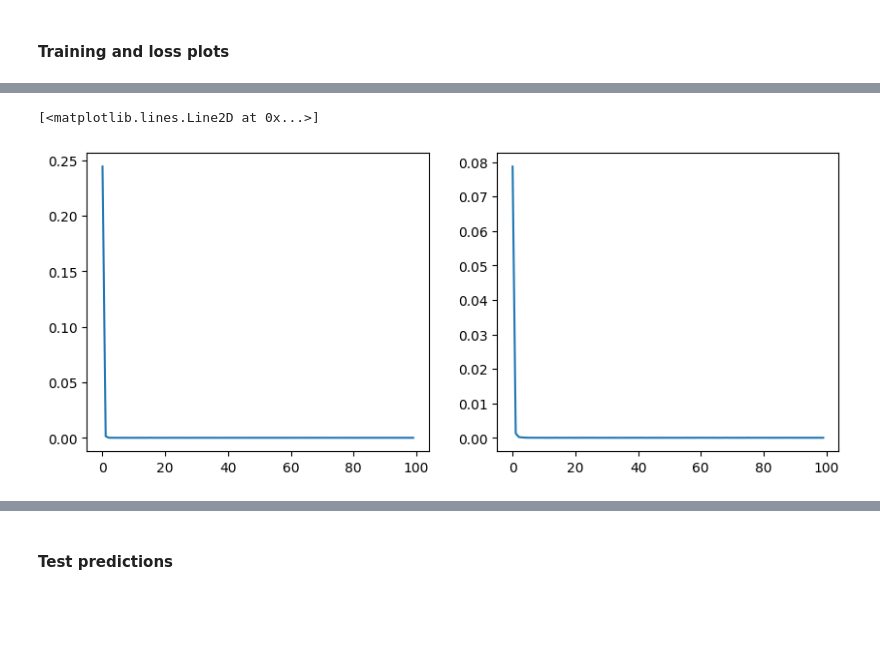
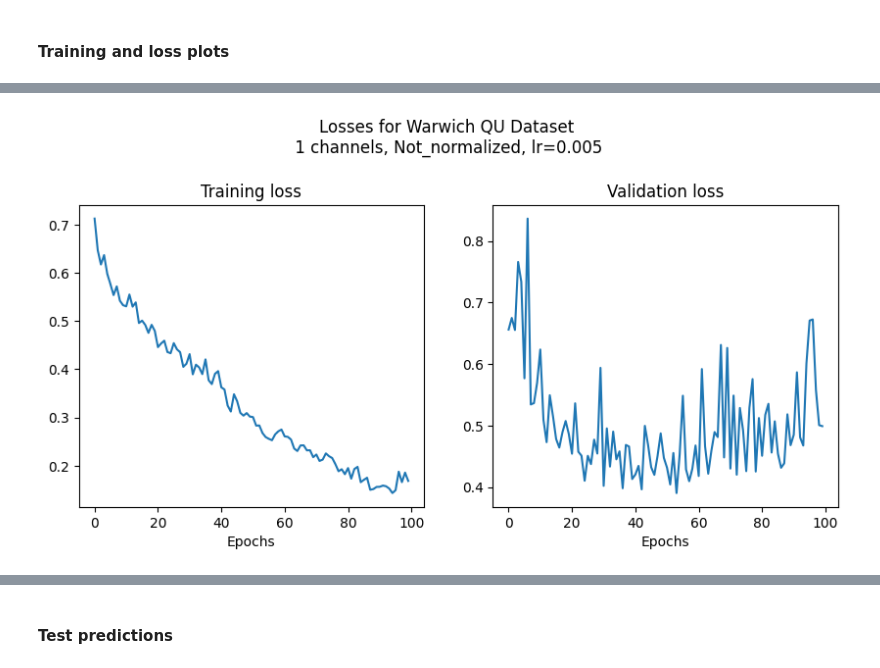
Before and after one commit to lucas-rdlr/segmentation-and-tracking, a Jupyter notebook: notebooks/UNet Warwick.ipynb, the cells around one changed output, grey strips where cells are left out. Saved outputs shown, nothing was run; the diff lists cells and outputs as text; code cells hidden in the pictures; blank space fills up the shorter version.

```diff
--- a/notebooks/UNet Warwick.ipynb
+++ b/notebooks/UNet Warwick.ipynb
@@ -26,13 +27,16 @@ import albumentations as alb
 # %%
 batch_size = 4
 
-Train = WarwickQU_Segmentation_Dataset(size=(128,128), channels=3, normalize=False, transforms=None, type='train')
+CHANNELS = 3
+NORMALIZED = True
+
+Train = WarwickQU_Segmentation_Dataset(size=(512,768), channels=CHANNELS, normalize=NORMALIZED, transforms=None, type='train')
 Cell_train, Cell_val = random_split(Train, [0.8, 0.2])
 
 train_loader = DataLoader(Cell_train, batch_size, shuffle=True)
 val_loader = DataLoader(Cell_val, batch_size, shuffle=True)
 
-Test = WarwickQU_Segmentation_Dataset(size=(128,128), channels=3, normalize=False, transforms=None, type='test')  # test mode
+Test = WarwickQU_Segmentation_Dataset(size=(512,768), channels=CHANNELS, normalize=NORMALIZED, transforms=None, type='test')  # test mode
 
 test_loader = DataLoader(Test, batch_size, shuffle=False)
 # %% [markdown]
@@ -44,8 +48,9 @@ print(device)
 model = UNet(3, 64, 2)
 EPOCHS = 100
 STORE = 1
+LR = 0.005
 OPTIM = torch.optim.SGD(model.parameters(),
-                                 lr=0.005, momentum=0.95,
+                                 lr=LR, momentum=0.95,
                                  weight_decay=1e-4)
 
 STOPPER = EarlyStopping(10)
@@ -73,7 +69,18 @@ KeyboardInterrupt:
 # %%
 fig, (ax1, ax2) = plt.subplots(1, 2, figsize=(10, 4))
 ax1.plot(train_loss)
 ax2.plot(val_loss)
+
+ax1.set_title('Training loss')
+ax2.set_title('Validation loss')
+
+ax1.set_xlabel('Epochs')
+ax2.set_xlabel('Epochs')
+
+if NORMALIZED:
+    NORMALIZED = 'Normalized'
+else:
+    NORMALIZED = 'Not_normalized'
+fig.suptitle(f'Losses for Warwich QU Dataset\n {CHANNELS} channels, {NORMALIZED}, lr={LR}', y=1.1);
 # %% [output]
-[<matplotlib.lines.Line2D at 0x...>]
-[figure, old version]
+[figure, new version]
```
Also changed, not shown: parts of 4 cells of this notebook, 2 other files.
